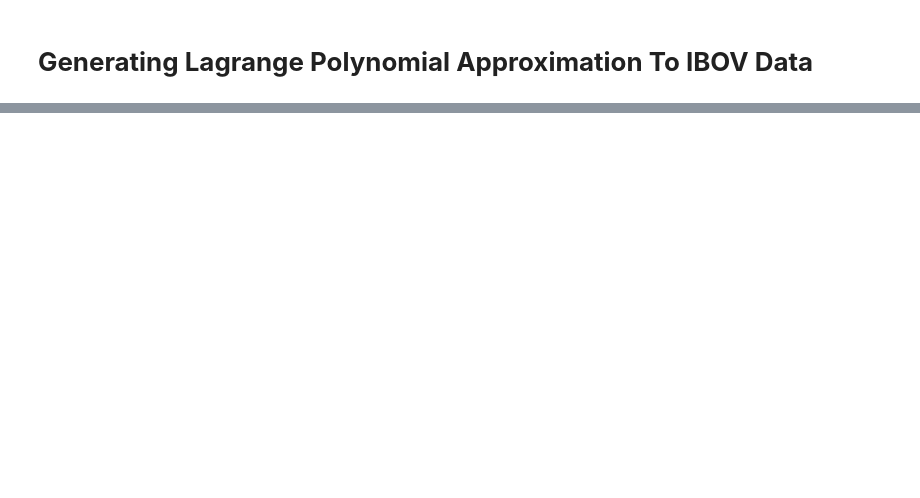
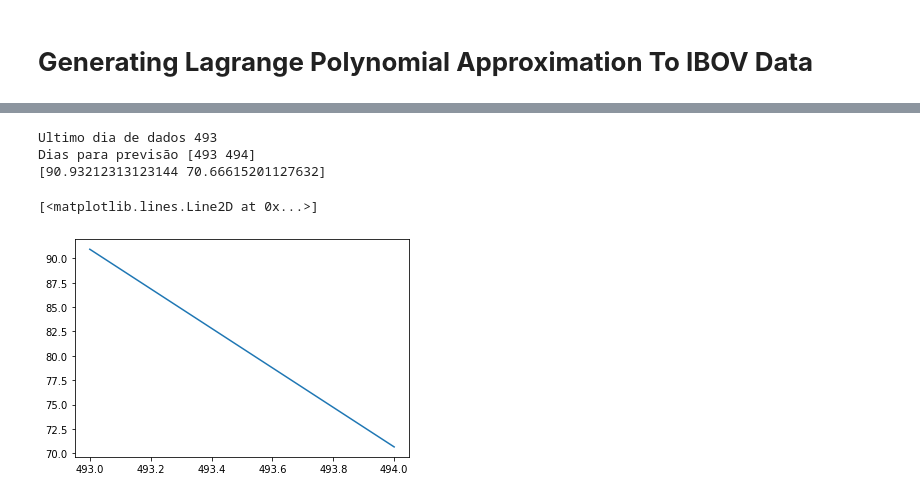
Before and after one commit to gabrielsouza-oss/IBOV_Polynomial_Aprox, a Jupyter notebook: IBOV_Polynomial_Interpolation.ipynb, the cells around one changed output, grey strips where cells are left out. Cells and saved outputs as stored; diff of their text form; code cells hidden in the pictures; blank space fills up the shorter version.

```diff
--- a/IBOV_Polynomial_Interpolation.ipynb
+++ b/IBOV_Polynomial_Interpolation.ipynb
@@ -360,0 +458,31 @@ for k in range (17):
+# %%
+lastday = len(independente)-1
+
+def traduzir_normalizacao (x_linha):
+  x_traduzido = (x_linha + 1)*lastday/2
+  return (x_traduzido)
+
+def normalizar_Predicao (valor):
+    x_norm = 2*(valor/lastday)-1
+    return(x_norm)
+
+
+##Modelando a predicao do próximo dia para o IBOV
+
+x_predict = np.arange(lastday,lastday+2,1)
+
+print("Ultimo dia de dados",lastday)
+print("Dias para previsão", x_predict)
+
+##calculando a previsão
+
+valores_IBOV = poliideal(normalizar_Predicao(x_predict))
+print(valores_IBOV)
+
+plot(x_predict,valores_IBOV)
+# %% [output]
+Ultimo dia de dados 493
+Dias para previsão [493 494]
+[90.93212313123144 70.66615201127632]
+[<matplotlib.lines.Line2D at 0x...>]
+[figure, added]
```
Also changed, not shown: parts of 8 cells of this notebook.
